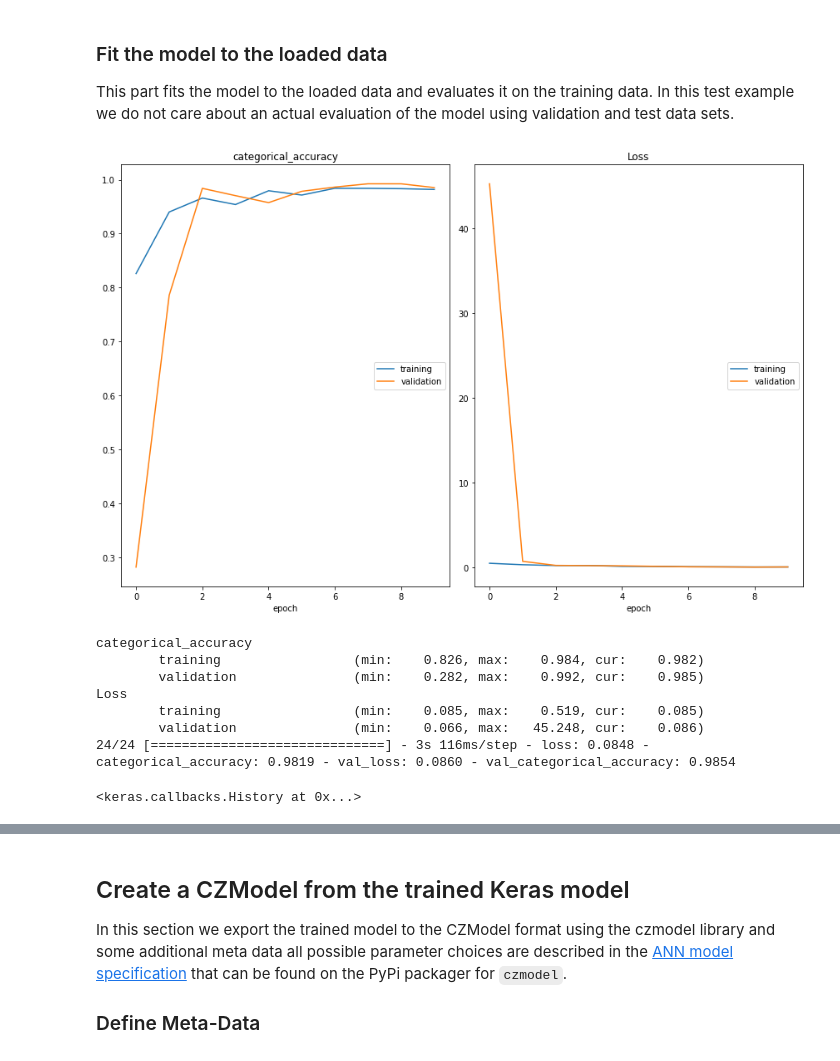
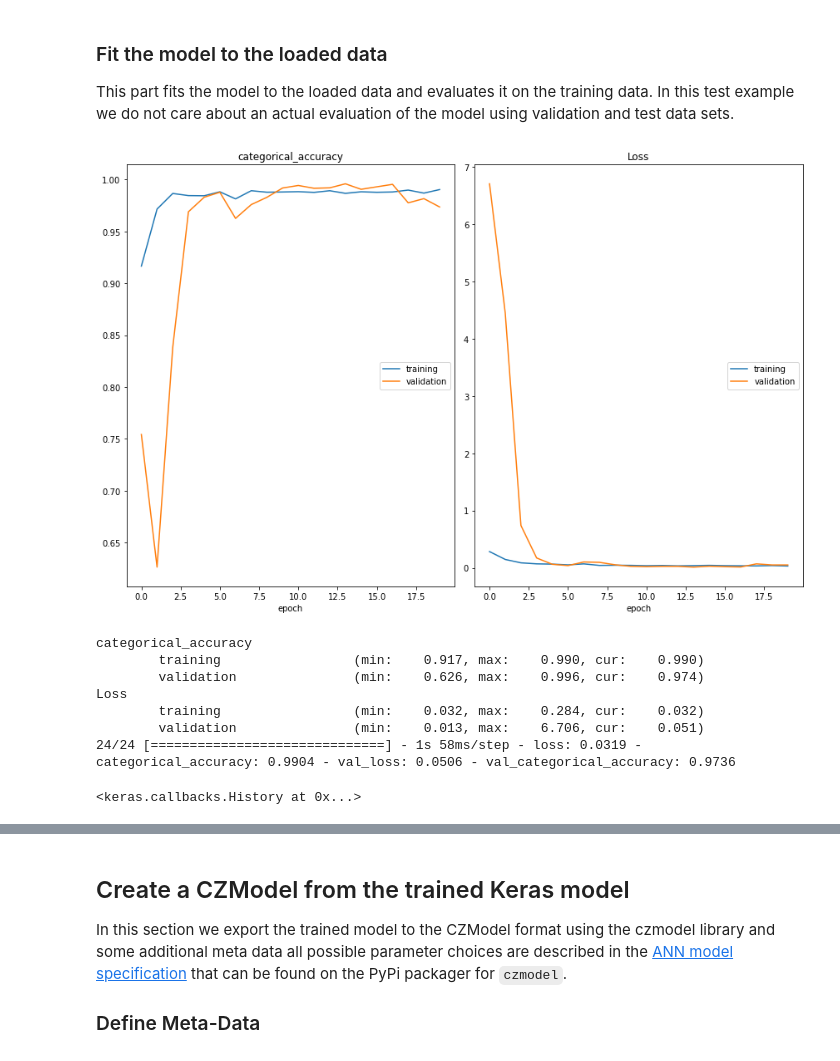
Before and after one commit to sebi06/czitools, a Jupyter notebook: examples/pylibCZIrw_docu/Train_UNet_Export_as_CZMODEL_final.ipynb, the cells around one changed output, grey strips where cells are left out. Cells and saved outputs as stored; diff of their text form; code cells hidden in the pictures.

```diff
--- a/examples/pylibCZIrw_docu/Train_UNet_Export_as_CZMODEL_final.ipynb
+++ b/examples/pylibCZIrw_docu/Train_UNet_Export_as_CZMODEL_final.ipynb
@@ -84,8 +84,8 @@ BITDEPTH_MASKS = tf.dtypes.uint16
 NUM_CLASSES = 2
 
 # tilesize for training which depends on the GPU memory size etc.
-#SZTR = 384
-SZTR = 256
+SZTR = 384
+#SZTR = 256
 
 # Model and Training Parameters
 KERNEL_SIZE = 3
@@ -263,23 +263,23 @@ This part fits the model to the loaded data and evaluates it on the training dat
 # %%
 # train the U-Net model
 
 # define number of training epochs
-num_epochs = 10
+num_epochs = 20
 
 # fit the model to the data using the "training" set and for validataion the "validation" set
 model.fit(tfdataset_train,
           callbacks=[PlotLossesKerasTF()],
           validation_data=(tfdataset_val),
           epochs=num_epochs)
 # %% [output]
-[figure, old version]
+[figure, new version]
 categorical_accuracy
-        training                 (min:    0.826, max:    0.984, cur:    0.982)
-        validation               (min:    0.282, max:    0.992, cur:    0.985)
+        training                 (min:    0.917, max:    0.990, cur:    0.990)
+        validation               (min:    0.626, max:    0.996, cur:    0.974)
 Loss
-        training                 (min:    0.085, max:    0.519, cur:    0.085)
-        validation               (min:    0.066, max:   45.248, cur:    0.086)
-24/24 [==============================] - 3s 116ms/step - loss: 0.0848 - categorical_accuracy: 0.9819 - val_loss: 0.0860 - val_categorical_accuracy: 0.9854
+        training                 (min:    0.032, max:    0.284, cur:    0.032)
+        validation               (min:    0.013, max:    6.706, cur:    0.051)
+24/24 [==============================] - 1s 58ms/step - loss: 0.0319 - categorical_accuracy: 0.9904 - val_loss: 0.0506 - val_categorical_accuracy: 0.9736
 <keras.callbacks.History at 0x...>
 # %%
 # get the loss and accuary values
```
Also changed, not shown: parts of 5 cells of this notebook, 8 other files.
